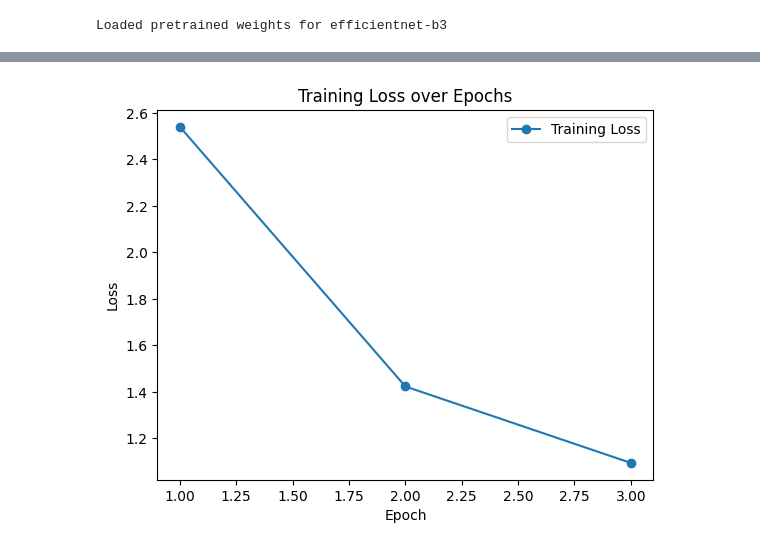
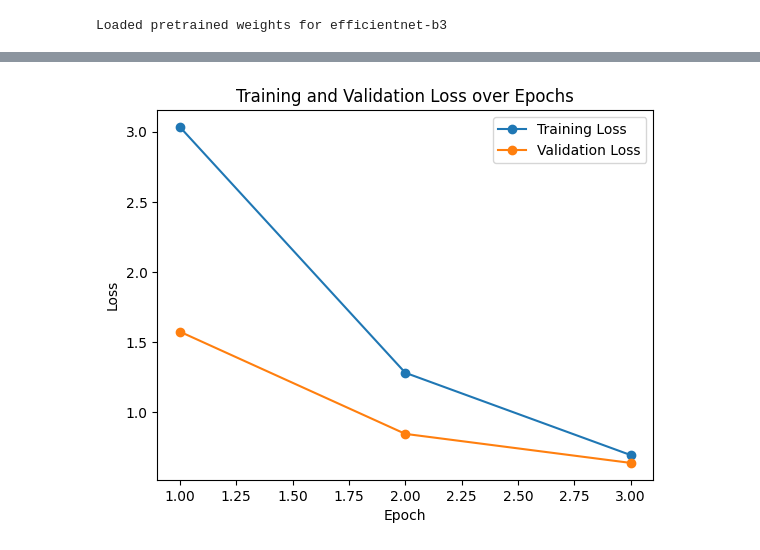
Before and after one commit to Jquijioc/461FinalProject, a Jupyter notebook: testing.ipynb, the cells around one changed output, grey strips where cells are left out. Cells and saved outputs as stored; diff of their text form; code cells hidden in the pictures.

```diff
--- a/testing.ipynb
+++ b/testing.ipynb
@@ -16,12 +16,11 @@ import matplotlib.pyplot as plt
 # %%
 transform = transforms.Compose([
     transforms.Resize((256, 256)),
+    transforms.CenterCrop(224),
     transforms.RandomHorizontalFlip(),
     transforms.RandomRotation(10),
-    transforms.RandomCrop(224),
     transforms.ToTensor(),
-    transforms.Normalize((0.5, 0.5, 0.5), (0.5, 0.5, 0.5)),
-    RandomErasing(p=0.5, scale=(0.02, 0.33), ratio=(0.3, 3.3), value=0, inplace=False)
+    transforms.Normalize((0.5, 0.5, 0.5), (0.5, 0.5, 0.5))
 ])
 # %%
 #get data
@@ -77,19 +79,21 @@ class NeuralNet(nn.Module):
 
 net = NeuralNet()
 loss_fn = nn.CrossEntropyLoss()
-optimizer = optim.Adam(net.parameters(), lr=0.001, weight_decay=1e-5)
+optimizer = optim.Adam(net.parameters(), lr=0.0001, weight_decay=1e-5)
 # %% [output]
 Loaded pretrained weights for efficientnet-b3
 # %%
 device = torch.device("cuda" if torch.cuda.is_available() else "cpu")
 net.to(device)
 
-# Initialize a list to store the loss values
+# Initialize lists to store the loss values
 loss_values = []
+val_loss_values = []
 
 for epoch in range(3):
     print(f'Training epoch {epoch + 1}')
     running_loss = 0.0
+    net.train()
     for i, data in enumerate(train_loader, 0):
         inputs, labels = data
         inputs, labels = inputs.to(device), labels.to(device)
@@ -104,6 +108,23 @@ for epoch in range(3):
 
     epoch_loss = running_loss / len(train_loader)
     loss_values.append(epoch_loss)
-    print(f'Loss: {epoch_loss: .4f}')
+    print(f'Training Loss: {epoch_loss:.4f}')
+
+    # Validation loop
+    net.eval()
+    running_val_loss = 0.0
+    with torch.no_grad():
+        for i, data in enumerate(val_loader, 0):
+            inputs, labels = data
+            inputs, labels = inputs.to(device), labels.to(device)
+
+            outputs = net(inputs)
+            loss = loss_fn(outputs, labels)
+
+            running_val_loss += loss.item()
+
+    epoch_val_loss = running_val_loss / len(val_loader)
+    val_loss_values.append(epoch_val_loss)
+    print(f'Validation Loss: {epoch_val_loss:.4f}')
 # %% [output]
 Training epoch 1
@@ -206,15 +210,22 @@ Test Accuracy: 70.3004026014246%
 # %%
 # Plot Loss
 epochs = range(1, len(loss_values) + 1)  # Adjust the range based on the length of loss_values
 
+# Ensure both lists have the same length
+if len(loss_values) > len(val_loss_values):
+	val_loss_values.extend([None] * (len(loss_values) - len(val_loss_values)))
+elif len(val_loss_values) > len(loss_values):
+	loss_values.extend([None] * (len(val_loss_values) - len(loss_values)))
+
 plt.plot(epochs, loss_values, 'o-', label='Training Loss')
+plt.plot(epochs, val_loss_values, 'o-', label='Validation Loss')
 plt.xlabel('Epoch')
 plt.ylabel('Loss')
-plt.title('Training Loss over Epochs')
+plt.title('Training and Validation Loss over Epochs')
 plt.legend()
 plt.show()
 # %% [output]
-[figure, old version]
+[figure, new version]
 # %%
 # save the model
 torch.save(net.state_dict(), 'model.pth')
```
Also changed, not shown: parts of 10 cells of this notebook, 1 other file.
